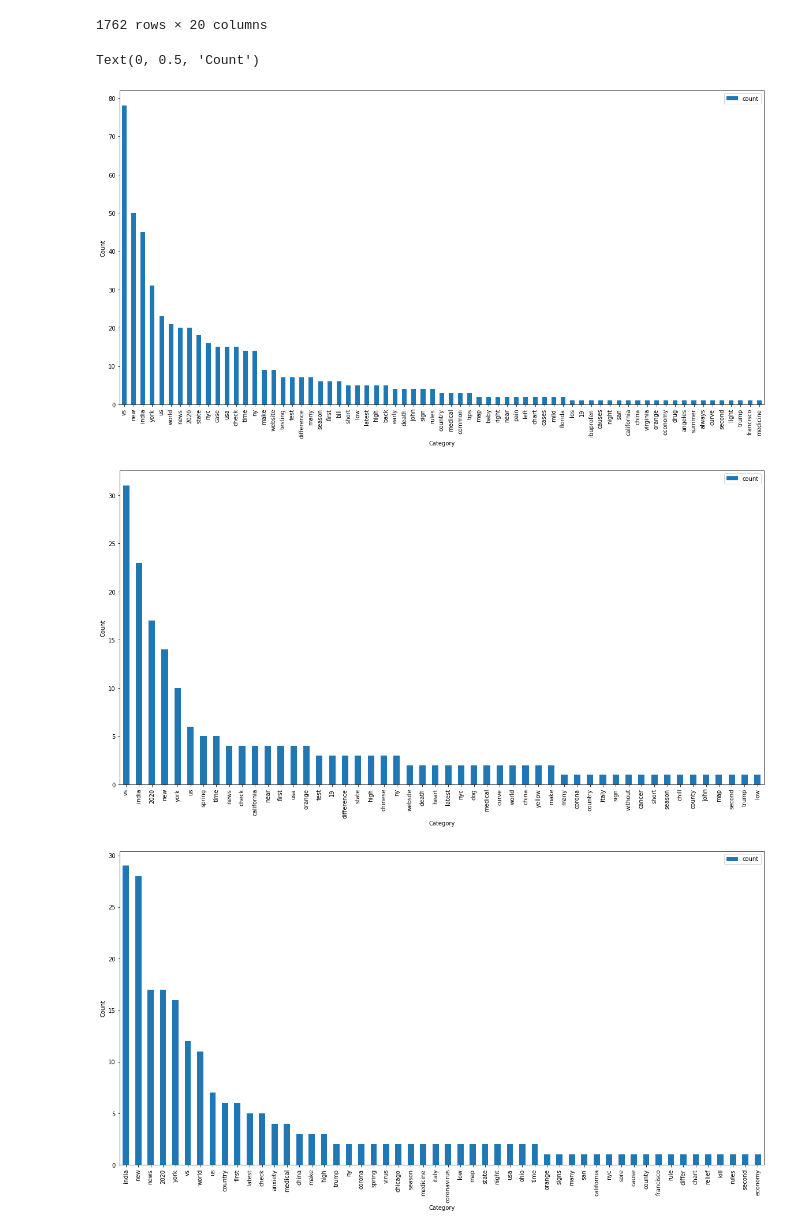
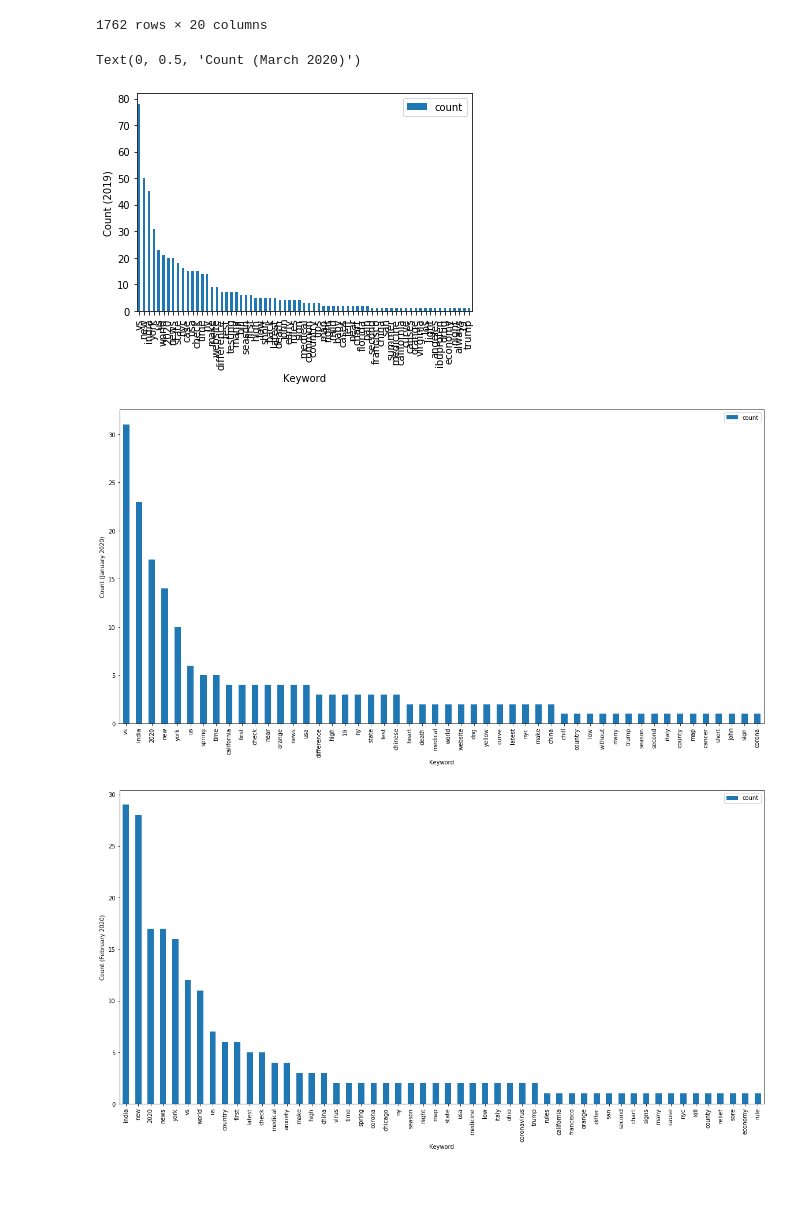
Before and after one commit to azaman13/covid19, a Jupyter notebook: Queries.ipynb, the cells around one changed output. Drawn from its saved outputs; the diff is of its cells as text; code cells hidden in the pictures; blank space fills up the shorter version.

```diff
--- a/Queries.ipynb
+++ b/Queries.ipynb
@@ -180,8 +180,8 @@ for search_term in cleaned_search_list_2019:
 df_keywords = pd.DataFrame(common, columns=['keywords'])
 df_keywords['keywords'].value_counts().reset_index(name='count').plot.bar(x='index', y='count')
 plt.rcParams['figure.figsize'] = (20,10)
-plt.xlabel('Category')
-plt.ylabel('Count')
+plt.xlabel('Keyword')
+plt.ylabel('Count (2019)')
 
 
 
@@ -196,40 +196,40 @@ for search_term in cleaned_search_list_jan:
 df_keywords = pd.DataFrame(common_jan, columns=['keywords'])
 df_keywords['keywords'].value_counts().reset_index(name='count').plot.bar(x='index', y='count')
 plt.rcParams['figure.figsize'] = (20,10)
-plt.xlabel('Category')
-plt.ylabel('Count')
+plt.xlabel('Keyword')
+plt.ylabel('Count (January 2020)')
 
 
 cleaned_search_list_feb=[x.lower() for x in search_list_feb if str(x) != 'nan']
 common_feb = []
 for search_term in cleaned_search_list_feb:
     for keyword in filtered_key_list:
         if keyword in search_term.split(' '):
             common_feb.append(keyword)
 
 
 df_keywords = pd.DataFrame(common_feb, columns=['keywords'])
 df_keywords['keywords'].value_counts().reset_index(name='count').plot.bar(x='index', y='count')
 plt.rcParams['figure.figsize'] = (20,10)
-plt.xlabel('Category')
-plt.ylabel('Count')
+plt.xlabel('Keyword')
+plt.ylabel('Count (February 2020)')
 
 
 cleaned_search_list_march=[x.lower() for x in search_list_march if str(x) != 'nan']
 common_march = []
 for search_term in cleaned_search_list_march:
     for keyword in filtered_key_list:
         if keyword in search_term.split(' '):
             common_march.append(keyword)
 
 
 df_keywords = pd.DataFrame(common_march, columns=['keywords'])
 df_keywords['keywords'].value_counts().reset_index(name='count').plot.bar(x='index', y='count')
 plt.rcParams['figure.figsize'] = (20,10)
-plt.xlabel('Category')
-plt.ylabel('Count')
+plt.xlabel('Keyword')
+plt.ylabel('Count (March 2020)')
 # %% [output]
-Text(0, 0.5, 'Count')
+Text(0, 0.5, 'Count (March 2020)')
-[figure, old version]
+[figure, new version]
-[figure, old version]
+[figure, new version]
-[figure, old version]
+[figure, new version]
```
Also changed, not shown: parts of 3 cells of this notebook.
